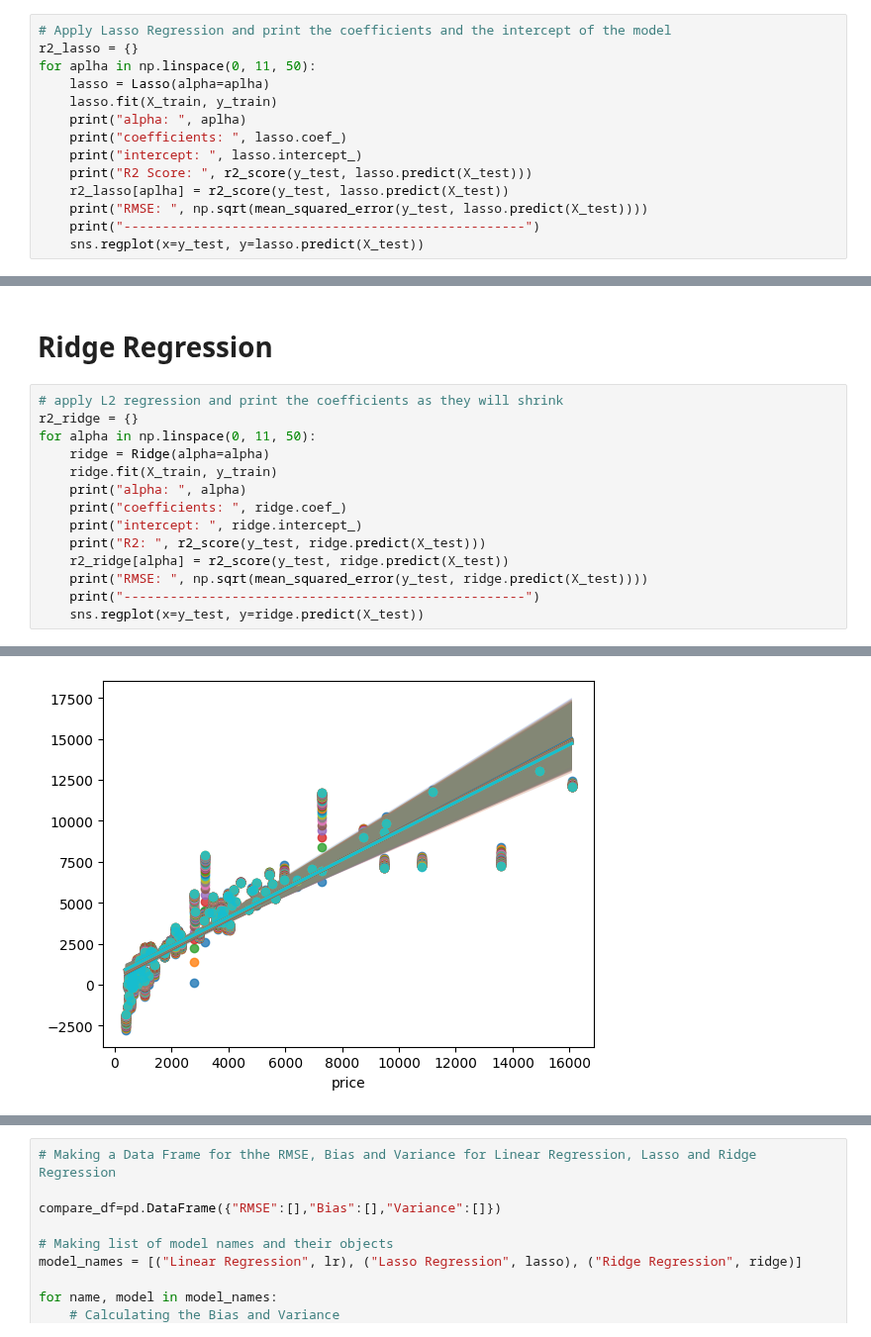
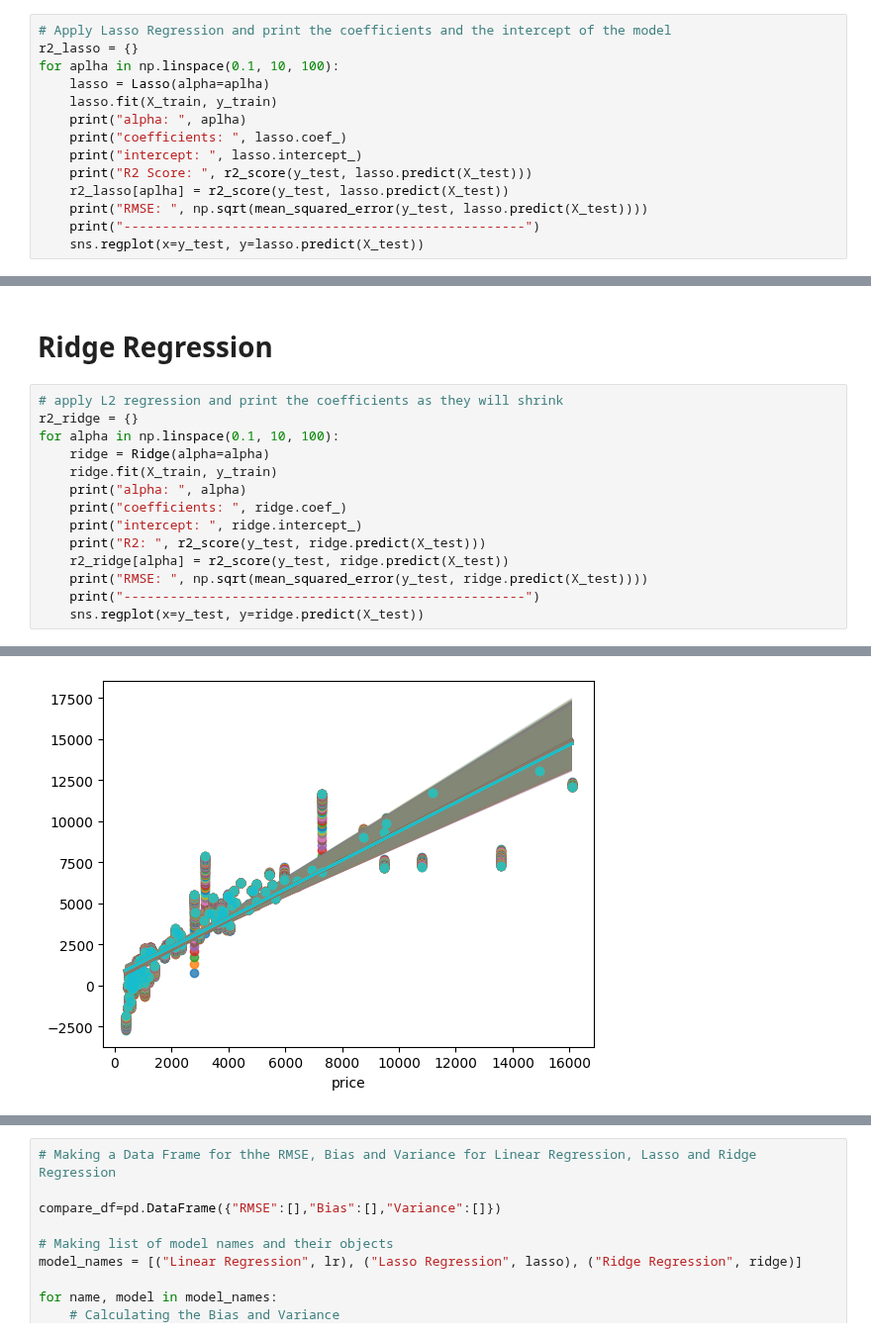
Before and after one commit to Harsh502s/ML-Assignments, a Jupyter notebook: ML-MF Pesentation/Presentation code.ipynb, the cells around one changed output, grey strips where cells are left out. Shown at 99% size. Cells and saved outputs as stored; diff of their text form.

```diff
--- a/ML-MF Pesentation/Presentation code.ipynb
+++ b/ML-MF Pesentation/Presentation code.ipynb
@@ -111,7 +126,7 @@ Linear Regression Intercept:  -8832.147252851688
 # %%
 # Apply Lasso Regression and print the coefficients and the intercept of the model
 r2_lasso = {}
-for aplha in np.linspace(0, 11, 50):
+for aplha in np.linspace(0.1, 10, 100):
     lasso = Lasso(alpha=aplha)
     lasso.fit(X_train, y_train)
     print("alpha: ", aplha)
@@ -146,7 +161,7 @@ RMSE:  1264.9015733971667
 # %%
 # apply L2 regression and print the coefficients as they will shrink
 r2_ridge = {}
-for alpha in np.linspace(0, 11, 50):
+for alpha in np.linspace(0.1, 10, 100):
     ridge = Ridge(alpha=alpha)
     ridge.fit(X_train, y_train)
     print("alpha: ", alpha)
@@ -177,2 +192,2 @@ RMSE:  1361.498084712471
 ----------------------------------------------------
-[figure, old version]
+[figure, new version]
```
Also changed, not shown: parts of 10 cells of this notebook.
